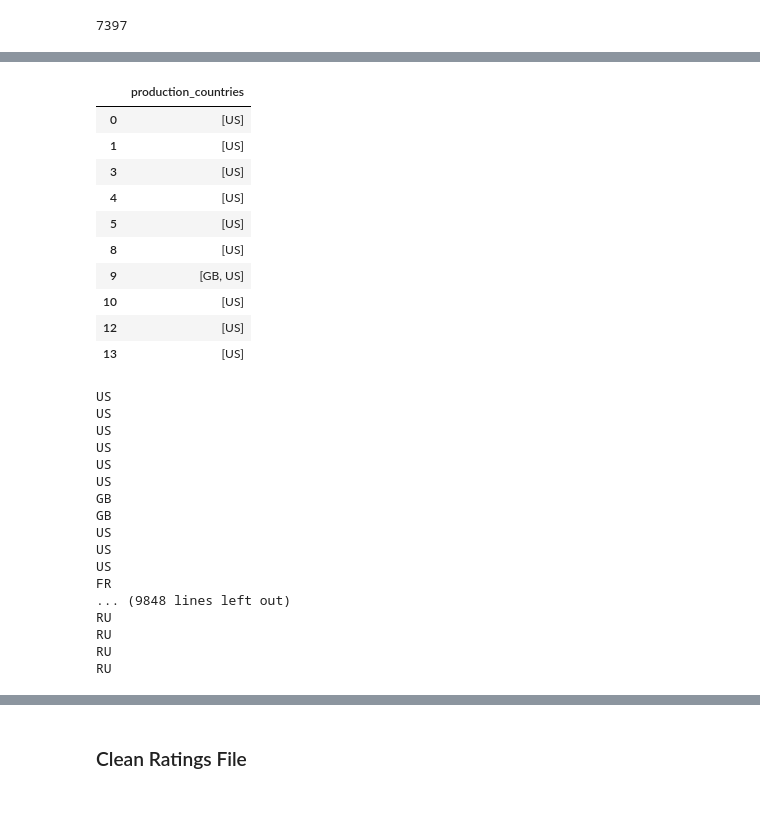
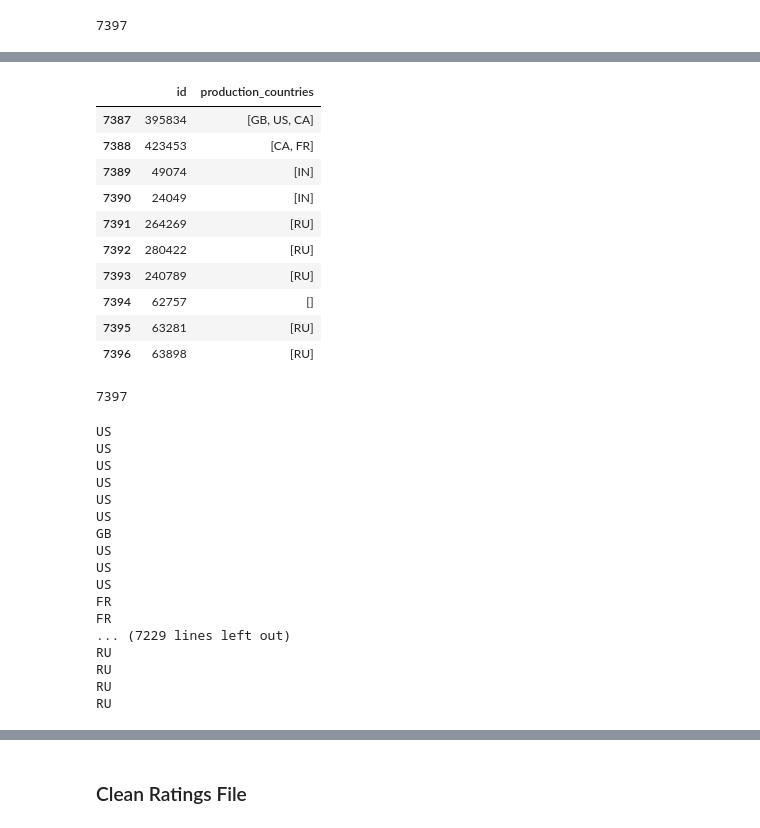
Before and after one commit to Snicho1945/Film-Release-Date-Analysis, a Jupyter notebook: clean_movie_metadata.ipynb, the cells around one changed output, grey strips where cells are left out. Saved outputs shown, nothing was run; the diff lists cells and outputs as text; code cells hidden in the pictures.

Commit message:
corrections to company and country code

```diff
--- a/clean_movie_metadata.ipynb
+++ b/clean_movie_metadata.ipynb
@@ -263,0 +260,5 @@ co_rev_df.head()
+# %%
+ # Make 'id' a string type
+data_types_dict = {'id': str}
+
+co_rev_df = co_rev_df.astype(data_types_dict)
@@ -264,3 +288,7 @@ co_rev_df.head()
+# %%
+# Drop 'revenue'
+co_rev_df = co_rev_df.drop(['revenue'], axis=1)
 # %%
 # Join new company column back into movies_df DataFrame
-movies_df = movies_df.join(co_rev_df['company'])
+movies_df = pd.merge( movies_df, co_rev_df, how='left', left_on=['id'], right_on=['id'])
+#movies_df.sample(50)
@@ -644,6 +667,6 @@ genres_df.to_csv('genres.csv')
 ### Production_countries
 # %%
 # Put "production_countries" column into a DataFrame
-countries_df = pd.DataFrame(movies_df, columns= ['production_countries'])
+countries_df = pd.DataFrame(movies_df, columns= ['id','production_countries'])
 print (countries_df)
 # %% [output]
@@ -693,16 +713,16 @@ countries_col
 # Get just the 'name' key values - result is a list of just the values
 countries_df['production_countries'] = countries_df['production_countries'].fillna('[]').apply(literal_eval).apply(lambda x: [i['iso_3166_1'] for i in x] if isinstance(x, list) else [])
 # %%
-countries_df.head(10)
+countries_df.tail(10)
 # %% [output]
-|  | production_countries |
-| 0 | [US] |
-| 1 | [US] |
-| 3 | [US] |
-| 4 | [US] |
-| 5 | [US] |
-| 8 | [US] |
-| 9 | [GB, US] |
-| 10 | [US] |
-| 12 | [US] |
-| 13 | [US] |
+|  | id | production_countries |
+| 7387 | 395834 | [GB, US, CA] |
+| 7388 | 423453 | [CA, FR] |
+| 7389 | 49074 | [IN] |
+| 7390 | 24049 | [IN] |
+| 7391 | 264269 | [RU] |
+| 7392 | 280422 | [RU] |
+| 7393 | 240789 | [RU] |
+| 7394 | 62757 | [] |
+| 7395 | 63281 | [RU] |
+| 7396 | 63898 | [RU] |
@@ -711,0 +729,4 @@ country_lst = []
+# %%
+len(countries_df.index)
+# %% [output]
+7397
@@ -712,10 +737,10 @@ country_lst = []
 # %%
+# Iterate through countries_df then through company names. Take only first in list for that row.
 for index, row in countries_df.iterrows():
-    i=0
-    while i < len(row['production_countries']):
+
+     if len(row['production_countries']) > 0:
         print(row['production_countries'][0])
-        country_lst.append([row['production_countries'][i]])
-        i += 1
+        country_lst.append([row['id'],row['production_countries'][0]])
 # %% [output]
 US
 US
@@ -724,12 +749,12 @@ US
 US
 US
 GB
-GB
 US
 US
 US
 FR
-... (9848 lines left out)
+FR
+... (7229 lines left out)
 RU
 RU
 RU
```
Also changed, not shown: parts of 42 cells of this notebook, 1 other file.
